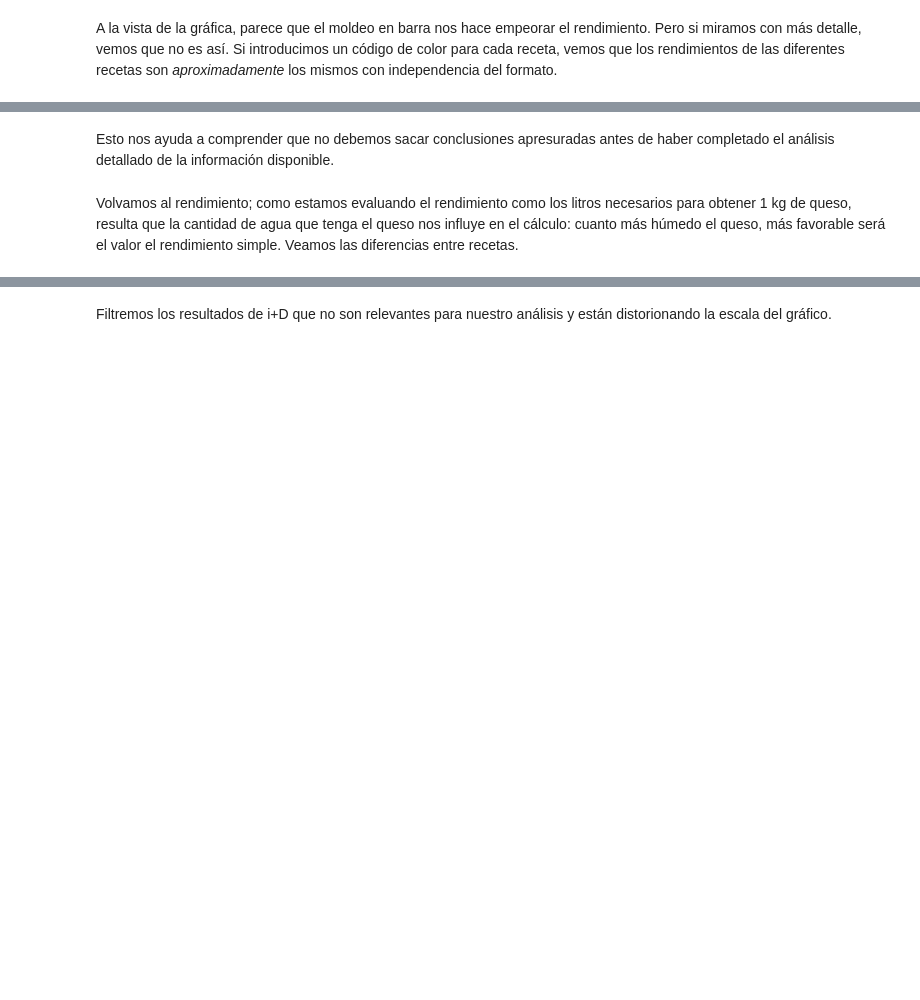
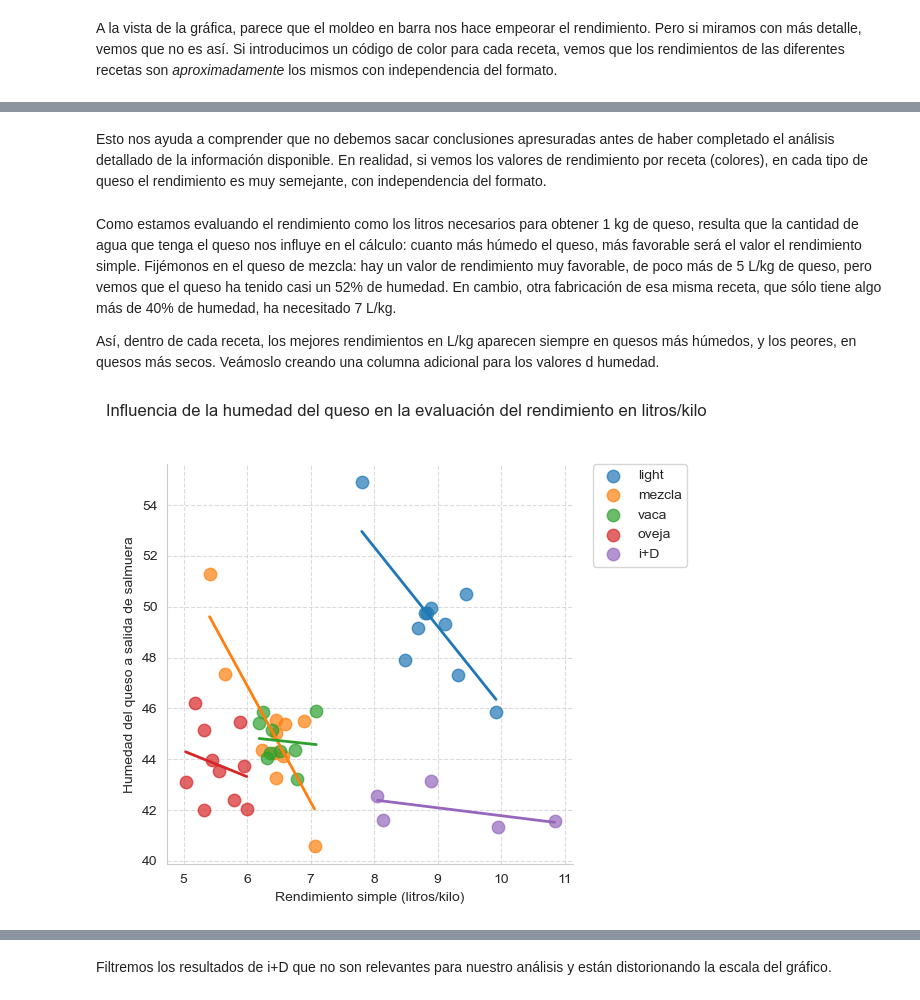
Before and after one commit to juanriera/master-queseria, a Jupyter notebook: 090-pract02-rendimientos.ipynb, the cells around one changed output, grey strips where cells are left out. Saved outputs shown, nothing was run; the diff lists cells and outputs as text; code cells hidden in the pictures; blank space fills up the shorter version.

```diff
--- a/090-pract02-rendimientos.ipynb
+++ b/090-pract02-rendimientos.ipynb
@@ -221,4 +225,6 @@ plt.show()
 # %% [markdown]
-Esto nos ayuda a comprender que no debemos sacar conclusiones apresuradas antes de haber completado el análisis detallado de la información disponible.
+Esto nos ayuda a comprender que no debemos sacar conclusiones apresuradas antes de haber completado el análisis detallado de la información disponible. En realidad, si vemos los valores de rendimiento por receta (colores), en cada tipo de queso el rendimiento es muy semejante, con independencia del formato.
 # %% [markdown]
-Volvamos al rendimiento; como estamos evaluando el rendimiento como los litros necesarios para obtener 1 kg de queso, resulta que la cantidad de agua que tenga el queso nos influye en el cálculo: cuanto más húmedo el queso, más favorable será el valor el rendimiento simple. Veamos las diferencias entre recetas.
+Como estamos evaluando el rendimiento como los litros necesarios para obtener 1 kg de queso, resulta que la cantidad de agua que tenga el queso nos influye en el cálculo: cuanto más húmedo el queso, más favorable será el valor el rendimiento simple. Fijémonos en el queso de mezcla: hay un valor de rendimiento muy favorable, de poco más de 5 L/kg de queso, pero vemos que el queso ha tenido casi un 52% de humedad. En cambio, otra fabricación de esa misma receta, que sólo tiene algo más de 40% de humedad, ha necesitado 7 L/kg.
+
+Así, dentro de cada receta, los mejores rendimientos en L/kg aparecen siempre en quesos más húmedos, y los peores, en quesos más secos. Veámoslo creando una columna adicional para los valores d humedad.
@@ -224,0 +236,30 @@ Volvamos al rendimiento; como estamos evaluando el rendimiento como los litros n
+# %%
+# crear dataframe para seaborn sin index para evitar errores
+df_plot_sns = df.reset_index(drop=True)
+
+# Crear gráfico con regresión lineal por receta
+g = sns.lmplot(
+    data=df_plot_sns,
+    x='rendimiento_simple',
+    y='humedad_salida_salmuera',
+    hue='receta',
+    ci=None,
+    scatter_kws={'s': 80, 'alpha': 0.7},
+    line_kws={'linewidth': 2}
+)
+
+# Eliminar la leyenda generada por FacetGrid
+g._legend.remove()
+
+# Personalizar título y ejes
+g.fig.suptitle('Influencia de la humedad del queso en la evaluación del rendimiento en litros/kilo', y=1.03)
+g.set_axis_labels('Rendimiento simple (litros/kilo)', 'Humedad del queso a salida de salmuera')
+g.ax.grid(True, linestyle='--', alpha=0.7)
+
+# Mover la leyenda fuera del gráfico
+plt.legend(bbox_to_anchor=(1.05, 1), loc='upper left', borderaxespad=0.)
+
+plt.tight_layout()
+plt.show()
+# %% [output]
+[figure, added]
```
Also changed, not shown: parts of 36 cells of this notebook, 27 other files.
